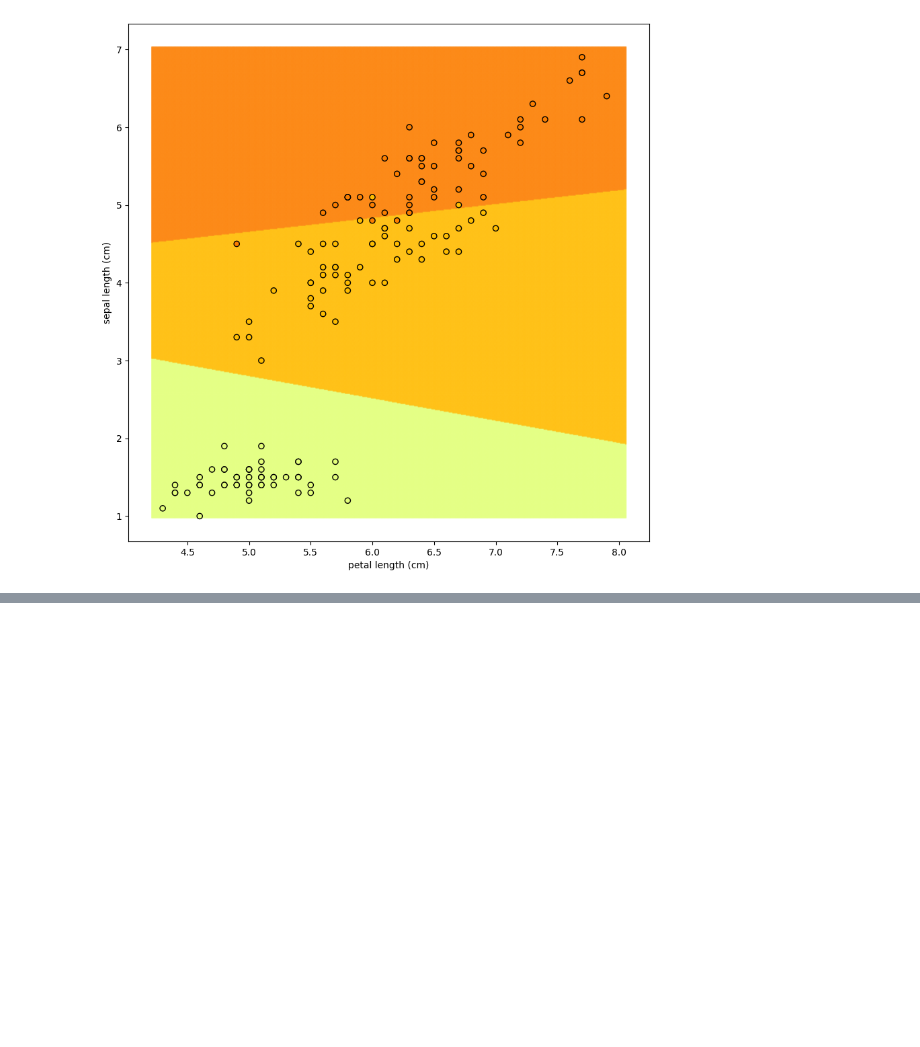
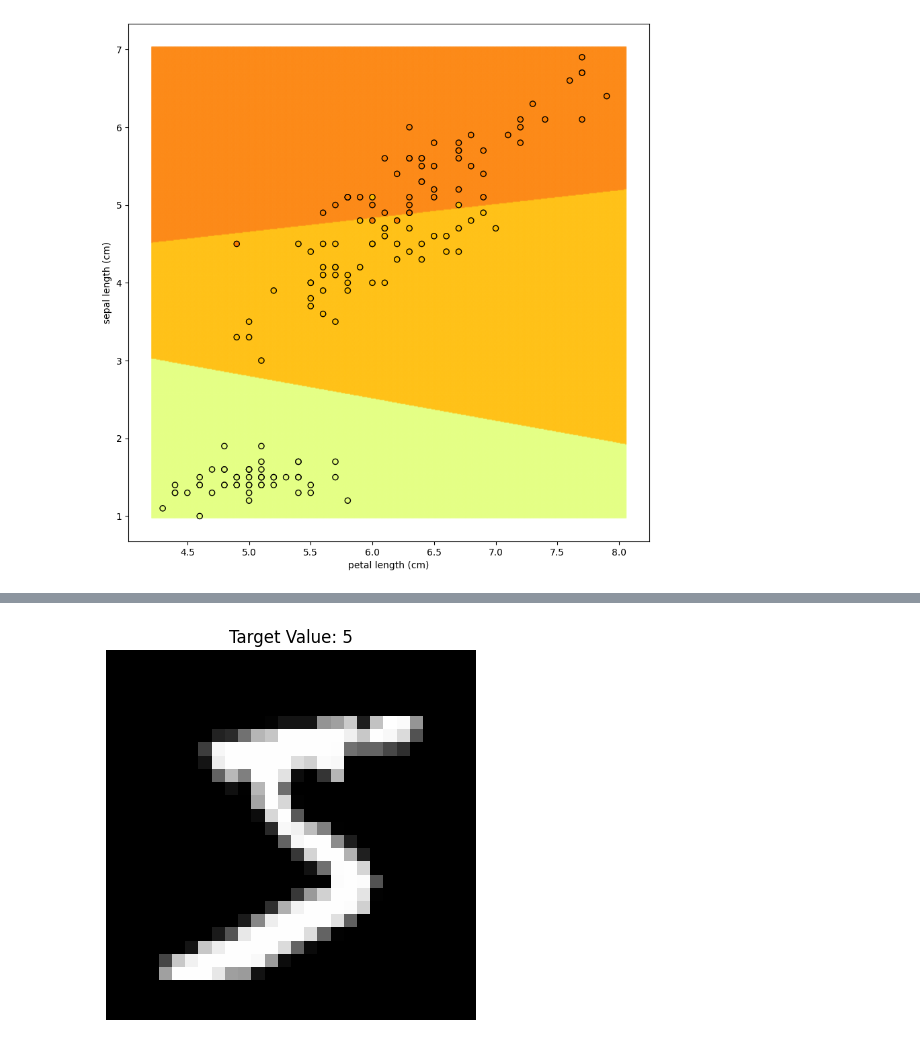
Before and after one commit to SandersJack/DevTraining, a Jupyter notebook: MachineLearning/BinaryClassifier.ipynb, the cells around one changed output, grey strips where cells are left out. Drawn from its saved outputs; the diff is of its cells as text; code cells hidden in the pictures; blank space fills up the shorter version.

```diff
--- a/MachineLearning/BinaryClassifier.ipynb
+++ b/MachineLearning/BinaryClassifier.ipynb
@@ -180,0 +183,5 @@ plt.show()
+# %%
+from sklearn.datasets import fetch_openml
+
+data = fetch_openml('mnist_784')
+df = pd.DataFrame(np.c_[data["data"],data["target"]], columns= data["feature_names"]+["target"])
@@ -180,0 +203,9 @@ plt.show()
+# %%
+numPix = len(data["data"].iloc[0])
+plt.imshow(data["data"].iloc[0].values.reshape(int(np.sqrt(numPix)),-1), cmap="Greys_r")
+
+plt.title("Target Value: {}".format(data["target"].iloc[0]))
+plt.axis("off")
+plt.show()
+# %% [output]
+[figure, added]
```
Also changed, not shown: parts of 11 cells of this notebook.
